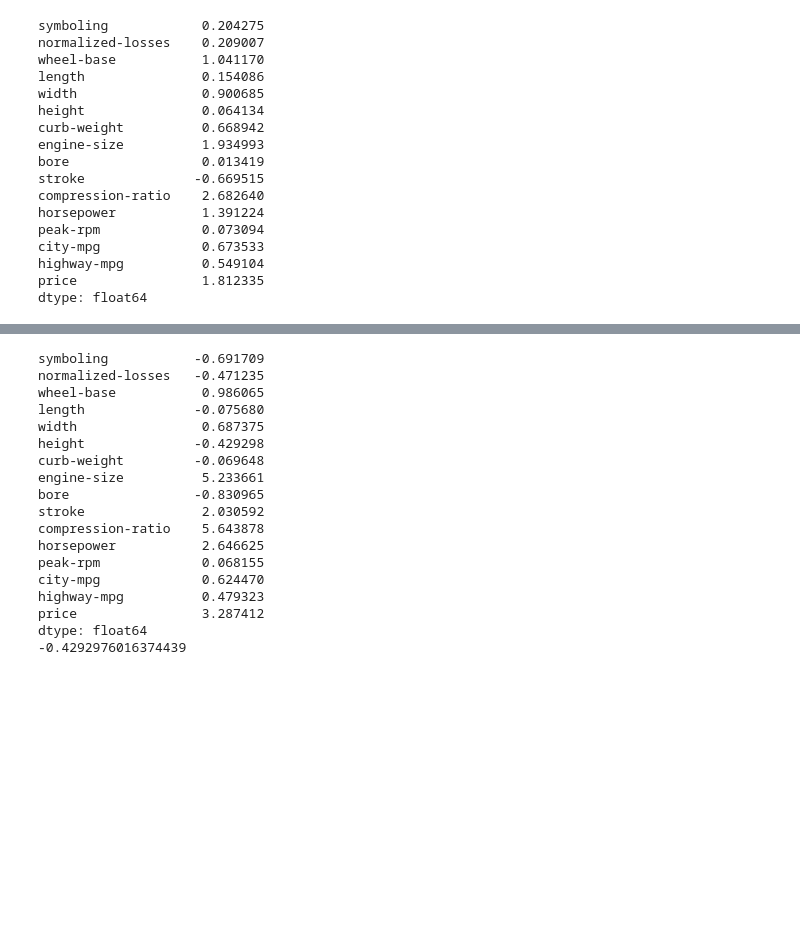
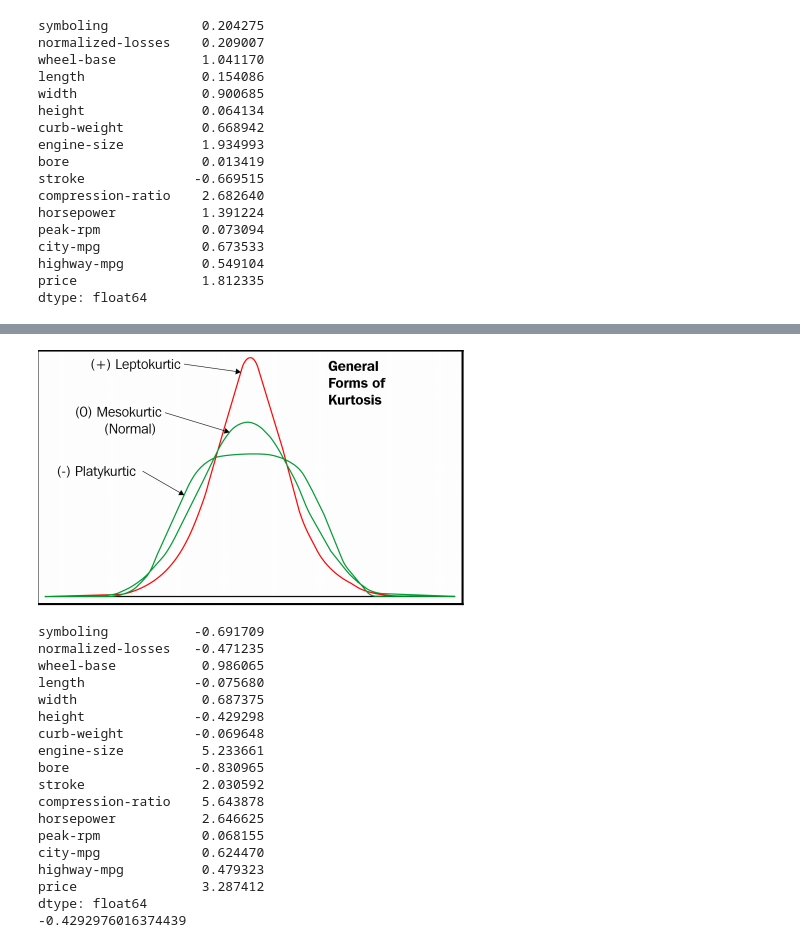
Before and after one commit to Yash-YC/Python-EDA-Steps, a Jupyter notebook: Descriptive_Stats.ipynb, the cells around one changed output, grey strips where cells are left out. Drawn from its saved outputs; the diff is of its cells as text; code cells hidden in the pictures; blank space fills up the shorter version.

```diff
--- a/Descriptive_Stats.ipynb
+++ b/Descriptive_Stats.ipynb
@@ -376,3 +376,7 @@ This technique can identify whether a given distribution contains extreme values
+# %%
+Image(filename="img/kurtosis.png")
+# %% [output]
+[figure, added]
 # %%
 # Kurtosis of data in data using skew() function
 kurtosis =df.kurt()
```
Also changed, not shown: parts of 4 cells of this notebook.
